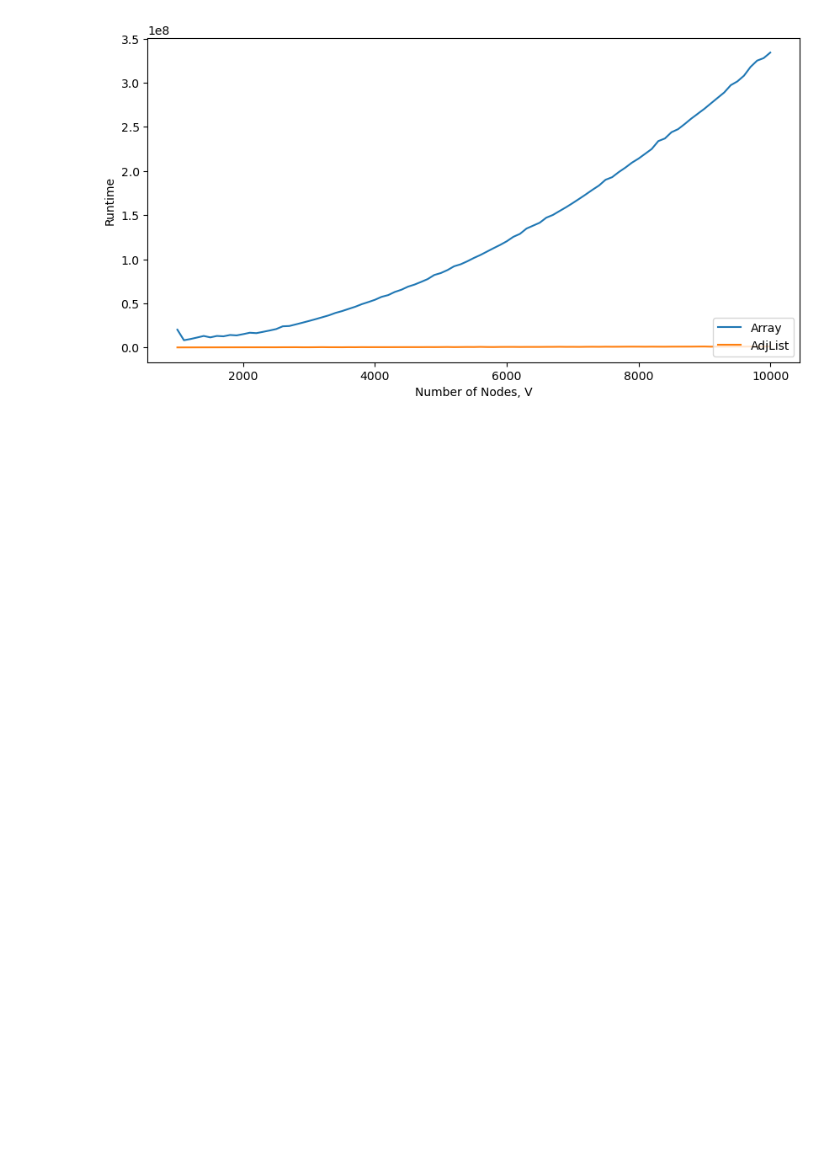
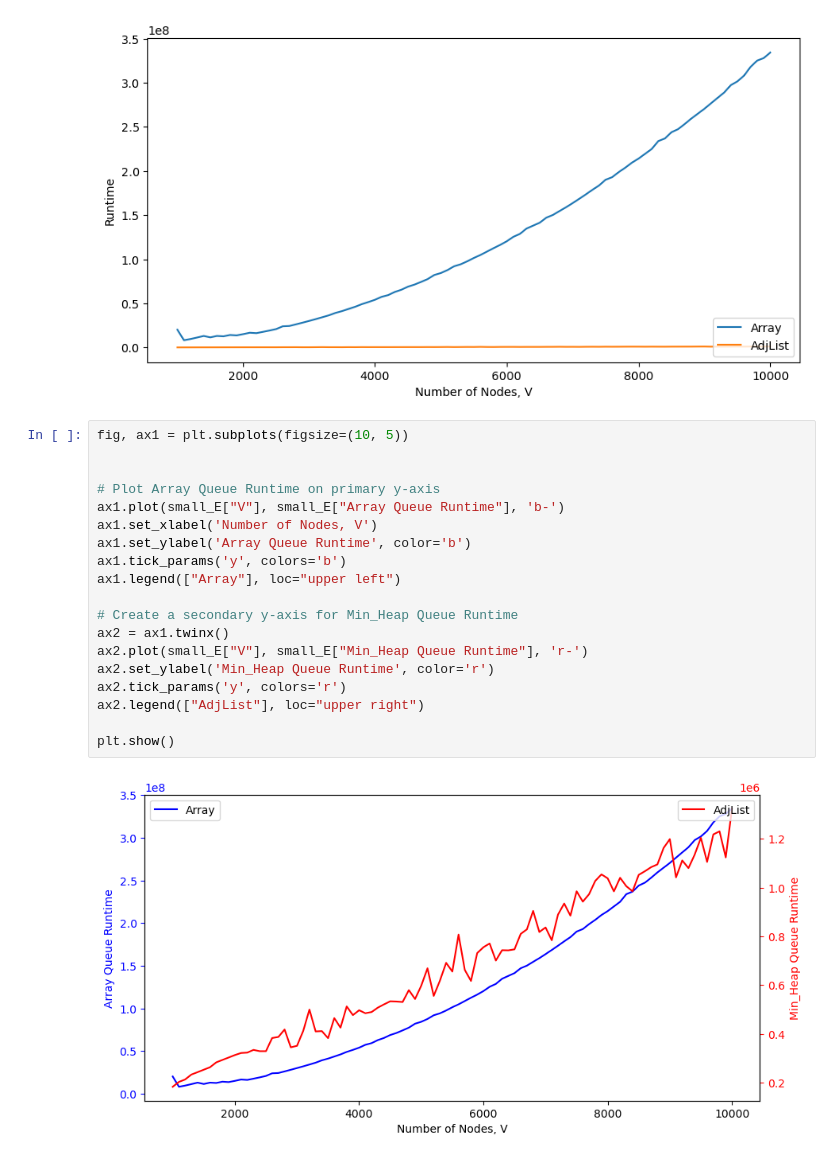
Before and after one commit to jdengoh/SC2001, a Jupyter notebook: The Dijkstra’s Algorithm/DataVisualization_Proj2.ipynb, the cells around one changed output. Drawn from its saved outputs; the diff is of its cells as text; blank space fills up the shorter version.

```diff
--- a/The Dijkstra’s Algorithm/DataVisualization_Proj2.ipynb
+++ b/The Dijkstra’s Algorithm/DataVisualization_Proj2.ipynb
@@ -136,3 +136,24 @@ plt.legend(["Array", "AdjList"], loc ="lower right")
 # %% [output]
 <matplotlib.legend.Legend at 0x...>
 [figure]
+# %%
+fig, ax1 = plt.subplots(figsize=(10, 5))
+
+
+# Plot Array Queue Runtime on primary y-axis
+ax1.plot(small_E["V"], small_E["Array Queue Runtime"], 'b-')
+ax1.set_xlabel('Number of Nodes, V')
+ax1.set_ylabel('Array Queue Runtime', color='b')
+ax1.tick_params('y', colors='b')
+ax1.legend(["Array"], loc="upper left")
+
+# Create a secondary y-axis for Min_Heap Queue Runtime
+ax2 = ax1.twinx()
+ax2.plot(small_E["V"], small_E["Min_Heap Queue Runtime"], 'r-')
+ax2.set_ylabel('Min_Heap Queue Runtime', color='r')
+ax2.tick_params('y', colors='r')
+ax2.legend(["AdjList"], loc="upper right")
+
+plt.show()
+# %% [output]
+[figure, added]
```
Also changed, not shown: parts of 2 cells of this notebook.
